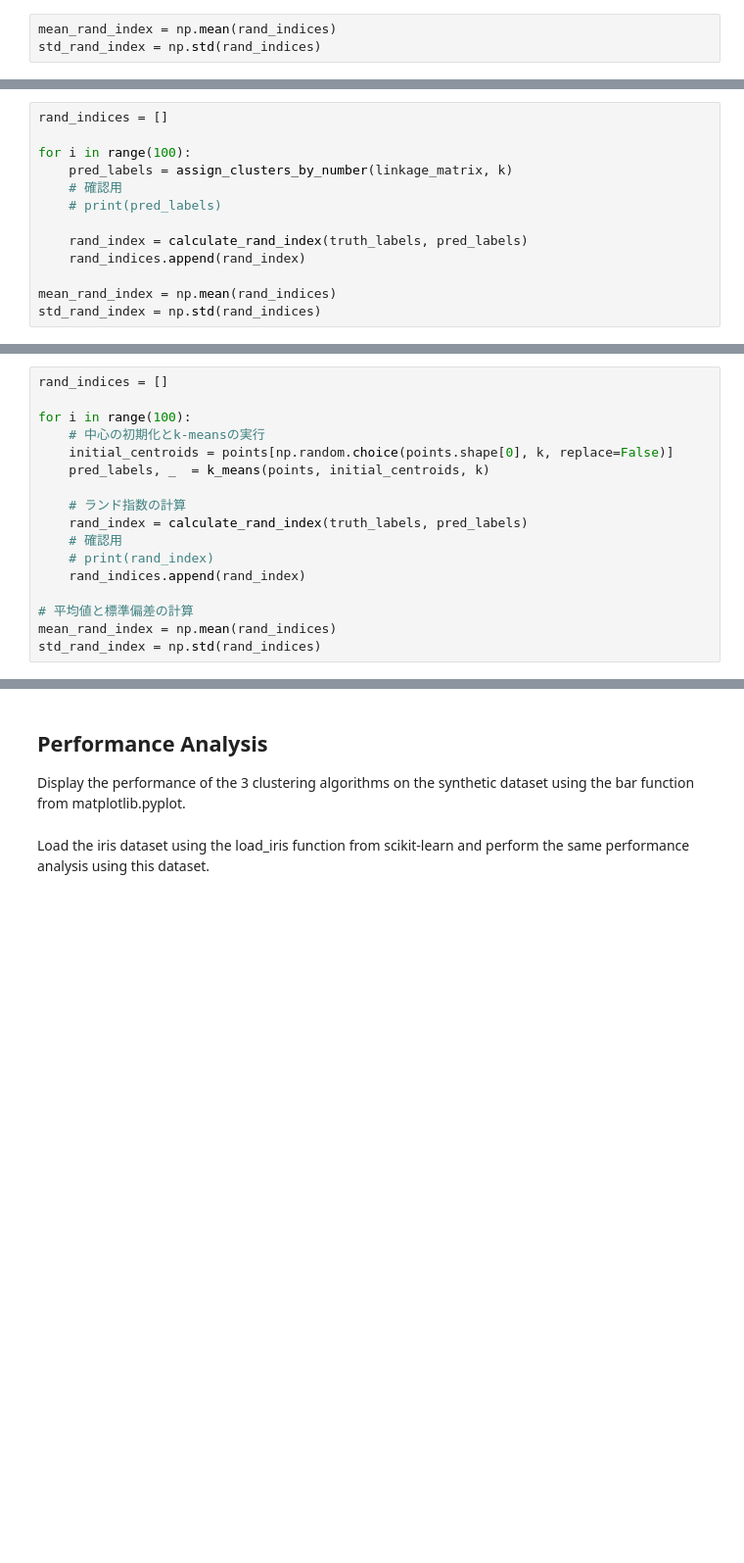
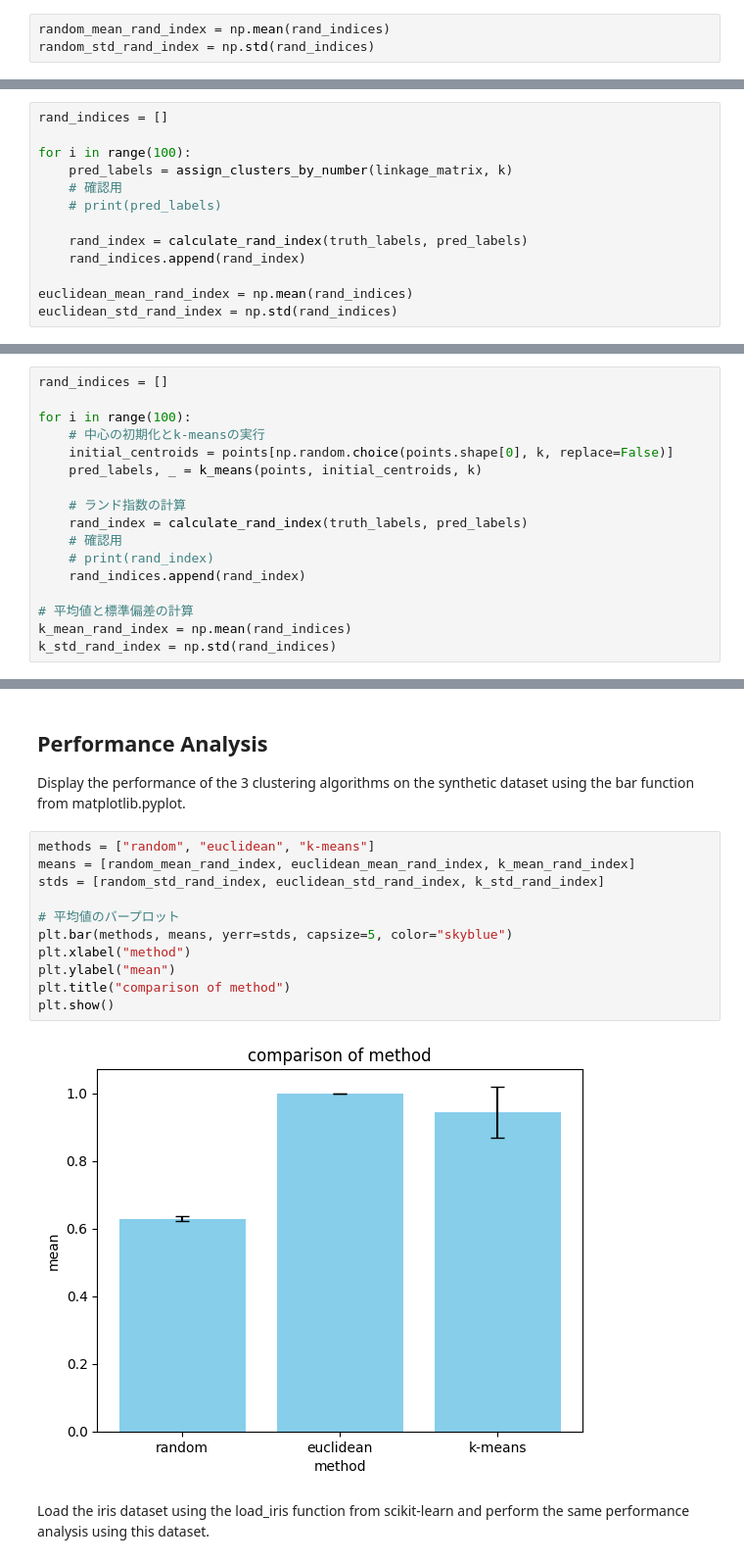
Before and after one commit to soso0024/python-ARTIN, a Jupyter notebook: Lab1/artinClustering.ipynb, the cells around one changed output, grey strips where cells are left out. Shown at 98% size. Cells and saved outputs as stored; diff of their text form; blank space fills up the shorter version.

```diff
--- a/Lab1/artinClustering.ipynb
+++ b/Lab1/artinClustering.ipynb
@@ -135,8 +135,8 @@ for i in range(100):
     index = calculate_rand_index(truth_labels, pred_labels)
     rand_indices.append(index)
 # %%
-mean_rand_index = np.mean(rand_indices)
-std_rand_index = np.std(rand_indices)
+random_mean_rand_index = np.mean(rand_indices)
+random_std_rand_index = np.std(rand_indices)
 # %% [markdown]
 Display results and compute the mean and standard deviation.
 
@@ -233,8 +233,8 @@ for i in range(100):
     rand_index = calculate_rand_index(truth_labels, pred_labels)
     rand_indices.append(rand_index)
 
-mean_rand_index = np.mean(rand_indices)
-std_rand_index = np.std(rand_indices)
+euclidean_mean_rand_index = np.mean(rand_indices)
+euclidean_std_rand_index = np.std(rand_indices)
 # %% [markdown]
 Display results and compute the mean and standard deviation.
 # %%
@@ -318,7 +318,7 @@ rand_indices = []
 for i in range(100):
     # 中心の初期化とk-meansの実行
     initial_centroids = points[np.random.choice(points.shape[0], k, replace=False)]
-    pred_labels, _  = k_means(points, initial_centroids, k)
+    pred_labels, _ = k_means(points, initial_centroids, k)
 
     # ランド指数の計算
     rand_index = calculate_rand_index(truth_labels, pred_labels)
@@ -327,8 +327,8 @@ for i in range(100):
     rand_indices.append(rand_index)
 
 # 平均値と標準偏差の計算
-mean_rand_index = np.mean(rand_indices)
-std_rand_index = np.std(rand_indices)
+k_mean_rand_index = np.mean(rand_indices)
+k_std_rand_index = np.std(rand_indices)
 # %% [markdown]
 Display results and compute the mean and standard deviation.
 # %%
@@ -341,5 +341,18 @@ standard deviation: 0.07949786138185955
 ## Performance Analysis
 
 Display the performance of the 3 clustering algorithms on the synthetic dataset using the bar function from matplotlib.pyplot.
+# %%
+methods = ["random", "euclidean", "k-means"]
+means = [random_mean_rand_index, euclidean_mean_rand_index, k_mean_rand_index]
+stds = [random_std_rand_index, euclidean_std_rand_index, k_std_rand_index]
+
+# 平均値のバープロット
+plt.bar(methods, means, yerr=stds, capsize=5, color="skyblue")
+plt.xlabel("method")
+plt.ylabel("mean")
+plt.title("comparison of method")
+plt.show()
+# %% [output]
+[figure, added]
 # %% [markdown]
 Load the iris dataset using the load_iris function from scikit-learn and perform the same performance analysis using this dataset.
```
Also changed, not shown: parts of 22 cells of this notebook.
